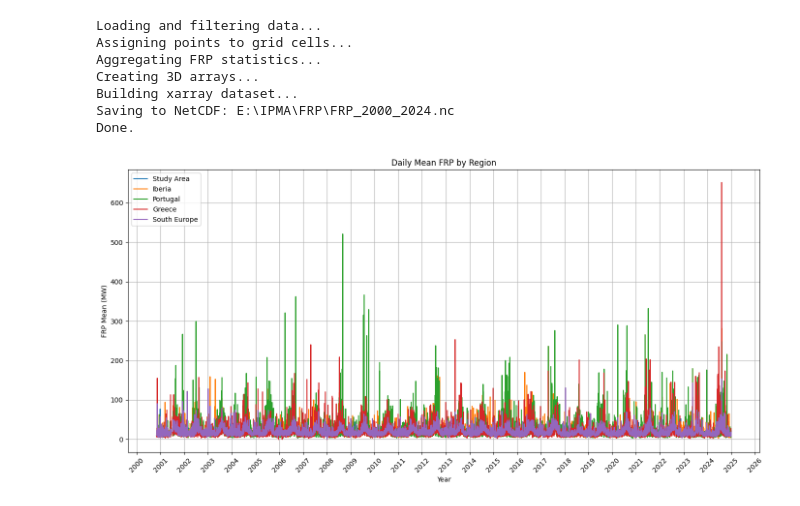
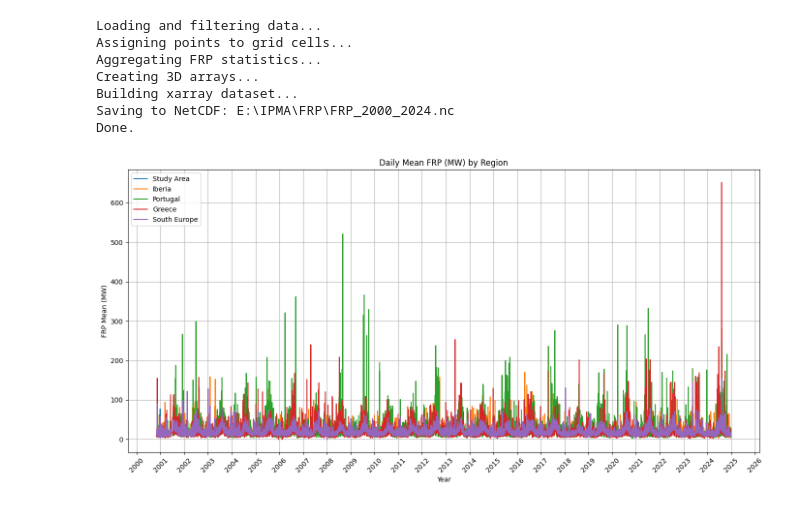
Before and after one commit to Sofs27/Thesis, a Jupyter notebook: Code/Wildfire.ipynb, the cells around one changed output. Cells and saved outputs as stored; diff of their text form; code cells hidden in the pictures.

```diff
--- a/Code/Wildfire.ipynb
+++ b/Code/Wildfire.ipynb
@@ -148,33 +148,33 @@ region_series = {}
 for name, (lat_min, lat_max, lon_min, lon_max) in regions.items():
     # Subset the region
     subset = frp_mean.sel(latitude=slice(lat_min, lat_max), longitude=slice(lon_min, lon_max))
 
     # Calculate daily regional average (mean over lat/lon)
     daily_mean = subset.mean(dim=["latitude", "longitude"], skipna=True)
 
     # Convert to pandas Series
     region_series[name] = pd.Series(daily_mean.values, index=pd.to_datetime(daily_mean["time"].values))
 
 # Plotting
 plt.figure(figsize=(14, 7))
 
 for name, series in region_series.items():
     plt.plot(series.index, series, label=name)
 
-plt.title("Daily Mean FRP by Region")
+plt.title("Daily Mean FRP (MW) by Region")
 plt.xlabel("Year")
 plt.ylabel("FRP Mean (MW)")
 plt.grid(True)
 plt.legend()
 
 # Format x-axis to show every year
 ax = plt.gca()
 ax.xaxis.set_major_locator(mdates.YearLocator(1))
 ax.xaxis.set_major_formatter(mdates.DateFormatter('%Y'))
 plt.xticks(rotation=45)
 
 plt.tight_layout()
 plt.show()
 # %% [output]
-[figure, old version]
+[figure, new version]
 # %%
```
Also changed, not shown: parts of 7 cells of this notebook.
